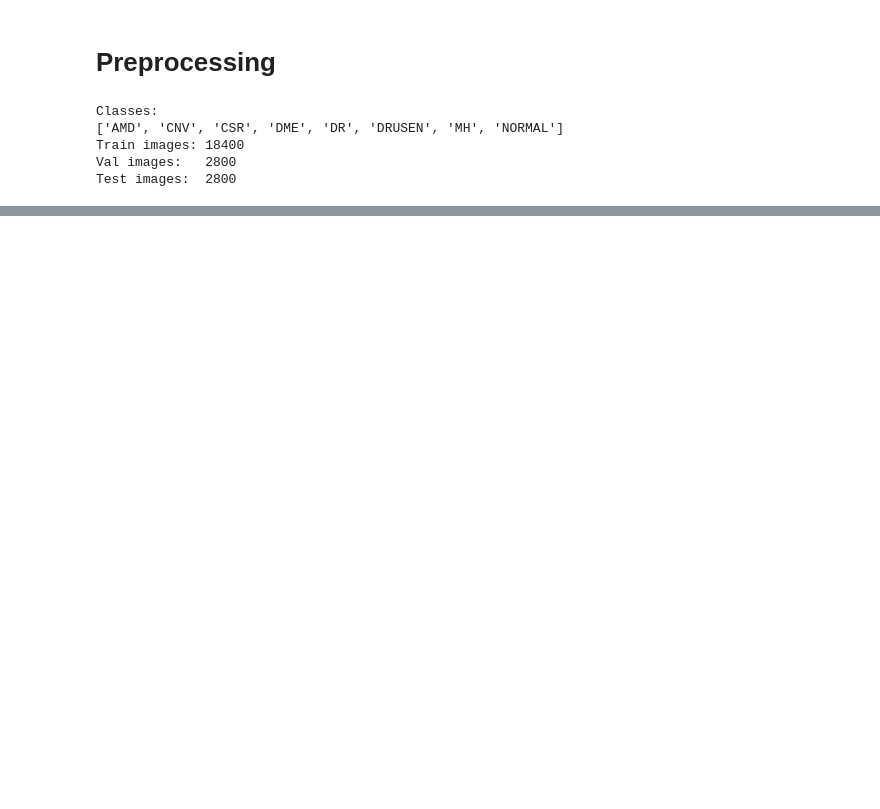
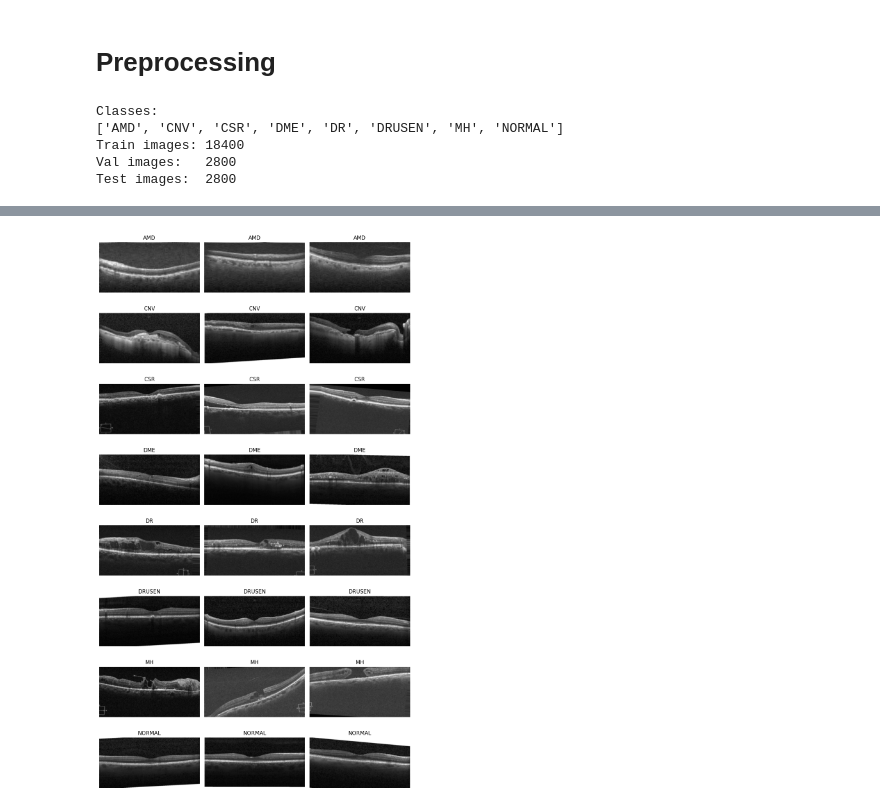
Before and after one commit to JonathanMa03/diff-in-eye, a Jupyter notebook: notebooks/01_preprocessing.ipynb, the cells around one changed output, grey strips where cells are left out. Saved outputs shown, nothing was run; the diff lists cells and outputs as text; code cells hidden in the pictures; blank space fills up the shorter version.

```diff
--- a/notebooks/01_preprocessing.ipynb
+++ b/notebooks/01_preprocessing.ipynb
@@ -37,0 +70,20 @@ Test images:  2800
+# %%
+import random
+
+fig, axes = plt.subplots(len(class_names), 3, figsize=(10, 18))
+
+for row, cls in enumerate(class_names):
+    cls_paths = sorted(list((TRAIN_DIR / cls).glob("*.jpg")))
+    sample_paths = random.sample(cls_paths, 3)
+
+    for col, path in enumerate(sample_paths):
+        img = preprocess_image(path)
+
+        axes[row, col].imshow(img, cmap="gray")
+        axes[row, col].set_title(cls)
+        axes[row, col].axis("off")
+
+plt.tight_layout()
+plt.show()
+# %% [output]
+[figure, added]
```
Also changed, not shown: parts of 7 cells of this notebook, 2 other files.
